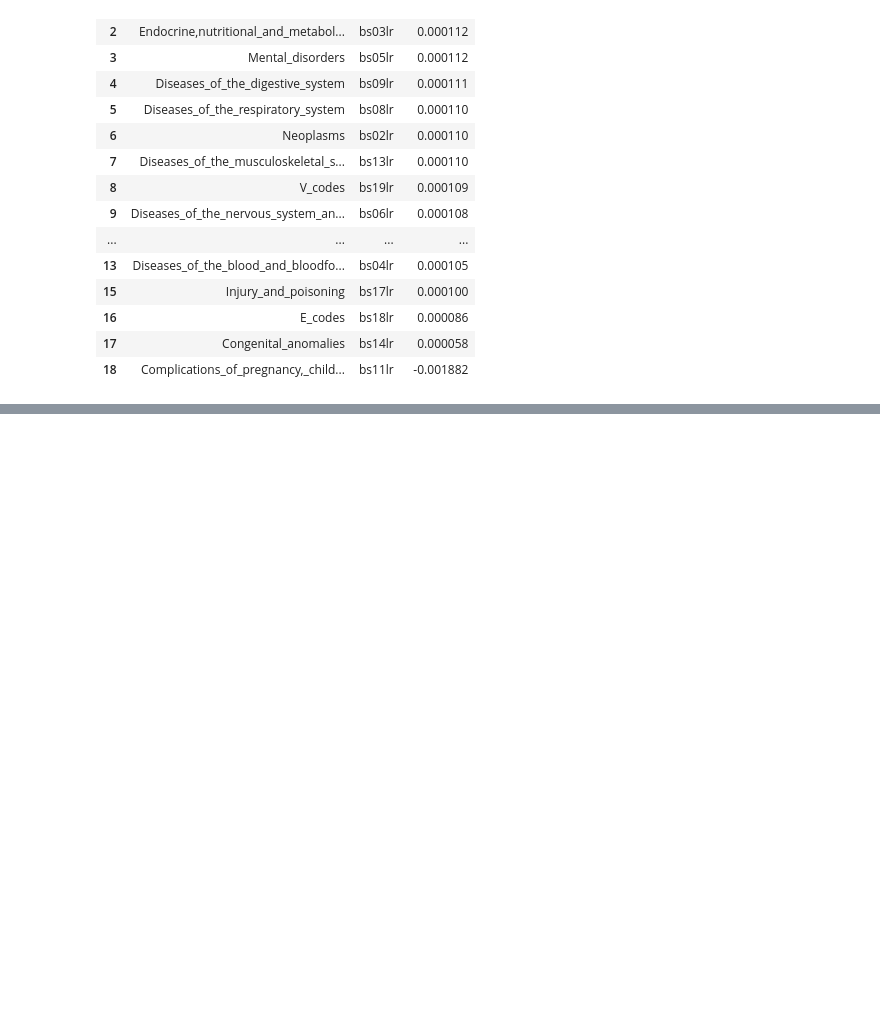
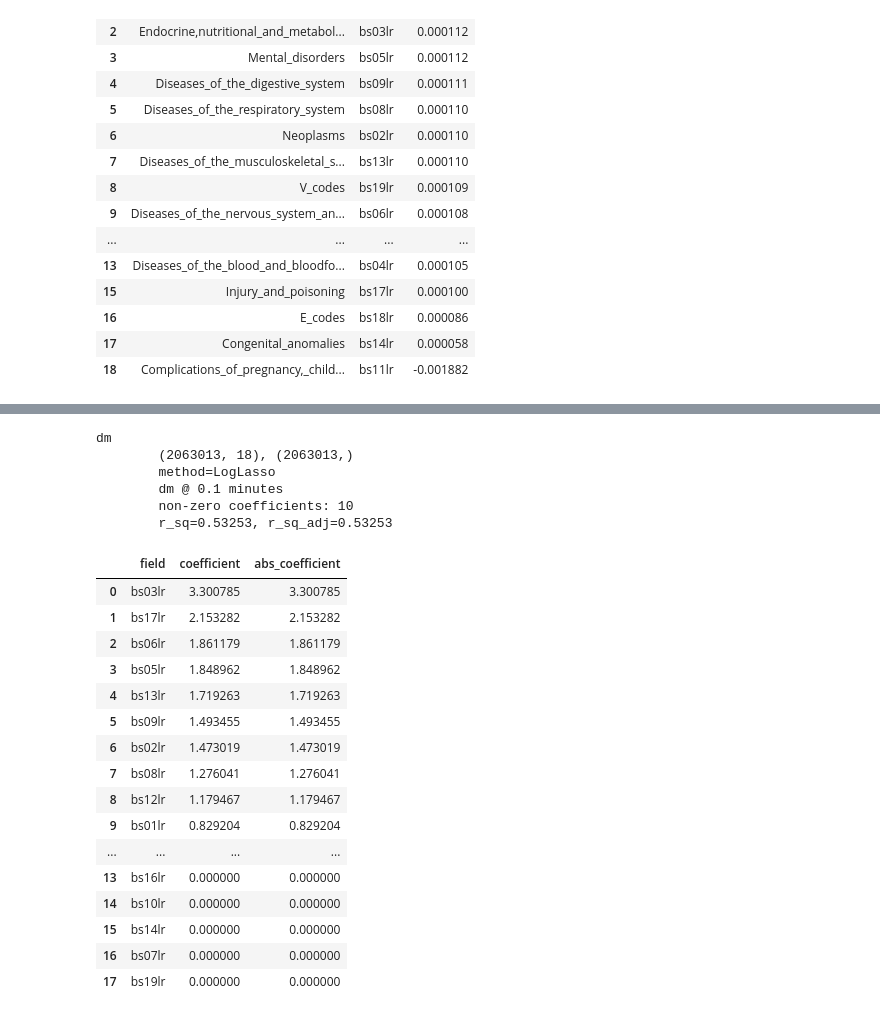
Before and after one commit to oneoffcoder/lasso-bbn, a Jupyter notebook: jupyter/diabetes-01-lasso.ipynb, the cells around one changed output, grey strips where cells are left out. Cells and saved outputs as stored; diff of their text form; code cells hidden in the pictures; blank space fills up the shorter version.

```diff
--- a/jupyter/diabetes-01-lasso.ipynb
+++ b/jupyter/diabetes-01-lasso.ipynb
@@ -200,0 +259,2 @@ dm
+# %%
+do_learn(df, 'bs04lr')
@@ -201,3 +293,30 @@ dm
+# %%
+# results = {y_field: do_learn(df, y_field) for y_field in sorted(list(order_map.keys()))}
+do_learn(df, 'dm')
+# %% [output]
+dm
+        (2063013, 18), (2063013,)
+        method=LogLasso
+        dm @ 0.1 minutes
+        non-zero coefficients: 10
+        r_sq=0.53253, r_sq_adj=0.53253
+|  | field | coefficient | abs_coefficient |
+| 0 | bs03lr | 3.300785 | 3.300785 |
+| 1 | bs17lr | 2.153282 | 2.153282 |
+| 2 | bs06lr | 1.861179 | 1.861179 |
+| 3 | bs05lr | 1.848962 | 1.848962 |
+| 4 | bs13lr | 1.719263 | 1.719263 |
+| 5 | bs09lr | 1.493455 | 1.493455 |
+| 6 | bs02lr | 1.473019 | 1.473019 |
+| 7 | bs08lr | 1.276041 | 1.276041 |
+| 8 | bs12lr | 1.179467 | 1.179467 |
+| 9 | bs01lr | 0.829204 | 0.829204 |
+| ... | ... | ... | ... |
+| 13 | bs16lr | 0.000000 | 0.000000 |
+| 14 | bs10lr | 0.000000 | 0.000000 |
+| 15 | bs14lr | 0.000000 | 0.000000 |
+| 16 | bs07lr | 0.000000 | 0.000000 |
+| 17 | bs19lr | 0.000000 | 0.000000 |
 # %%
 def get_parents(key, zero_threshold=0.09):
     try:
```
Also changed, not shown: parts of 5 cells of this notebook, 1 other file.
